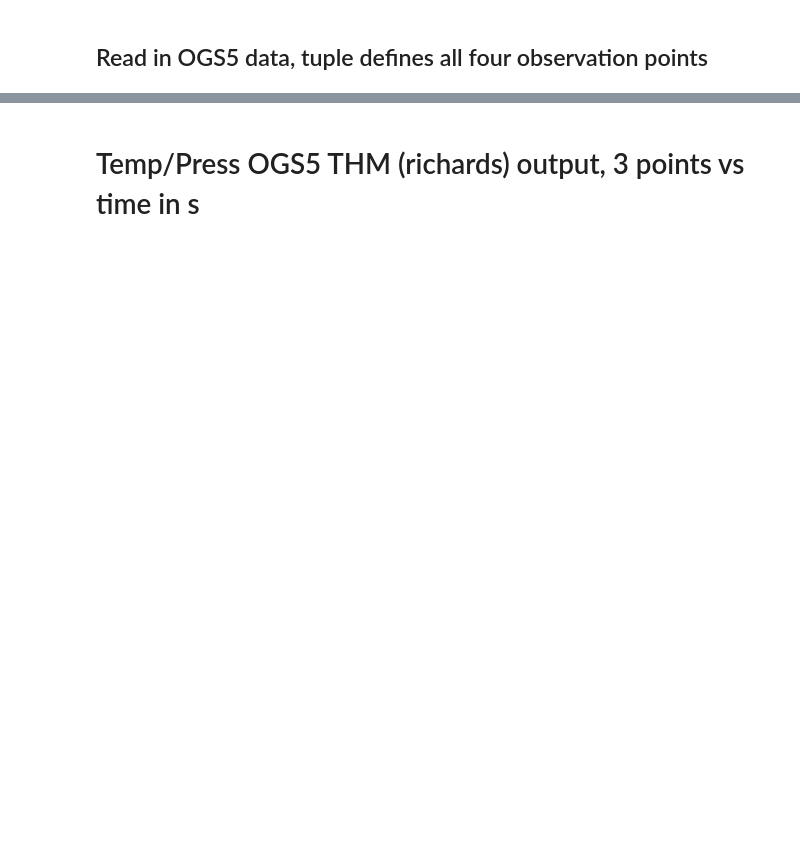
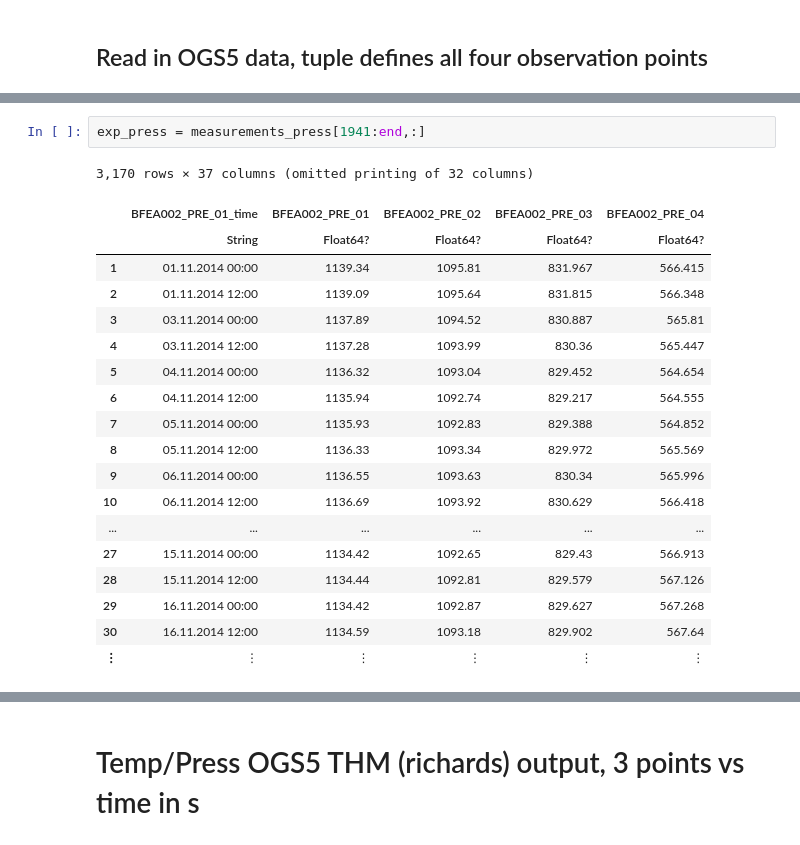
Before and after one commit to joergbuchwald/mini-projects, a Jupyter notebook: temp/FE-model_analysis.ipynb, the cells around one changed output, grey strips where cells are left out. Drawn from its saved outputs; the diff is of its cells as text; blank space fills up the shorter version.

```diff
--- a/temp/FE-model_analysis.ipynb
+++ b/temp/FE-model_analysis.ipynb
@@ -21,0 +55,22 @@ ogs5_THM=Array{data}(undef, 4)
+# %%
+exp_press = measurements_press[1941:end,:]
+# %% [output]
+3,170 rows × 37 columns (omitted printing of 32 columns)
+|  | BFEA002_PRE_01_time | BFEA002_PRE_01 | BFEA002_PRE_02 | BFEA002_PRE_03 | BFEA002_PRE_04 |
+|  | String | Float64? | Float64? | Float64? | Float64? |
+| 1 | 01.11.2014 00:00 | 1139.34 | 1095.81 | 831.967 | 566.415 |
+| 2 | 01.11.2014 12:00 | 1139.09 | 1095.64 | 831.815 | 566.348 |
+| 3 | 03.11.2014 00:00 | 1137.89 | 1094.52 | 830.887 | 565.81 |
+| 4 | 03.11.2014 12:00 | 1137.28 | 1093.99 | 830.36 | 565.447 |
+| 5 | 04.11.2014 00:00 | 1136.32 | 1093.04 | 829.452 | 564.654 |
+| 6 | 04.11.2014 12:00 | 1135.94 | 1092.74 | 829.217 | 564.555 |
+| 7 | 05.11.2014 00:00 | 1135.93 | 1092.83 | 829.388 | 564.852 |
+| 8 | 05.11.2014 12:00 | 1136.33 | 1093.34 | 829.972 | 565.569 |
+| 9 | 06.11.2014 00:00 | 1136.55 | 1093.63 | 830.34 | 565.996 |
+| 10 | 06.11.2014 12:00 | 1136.69 | 1093.92 | 830.629 | 566.418 |
+| ... | ... | ... | ... | ... | ... |
+| 27 | 15.11.2014 00:00 | 1134.42 | 1092.65 | 829.43 | 566.913 |
+| 28 | 15.11.2014 12:00 | 1134.44 | 1092.81 | 829.579 | 567.126 |
+| 29 | 16.11.2014 00:00 | 1134.42 | 1092.87 | 829.627 | 567.268 |
+| 30 | 16.11.2014 12:00 | 1134.59 | 1093.18 | 829.902 | 567.64 |
+| ⋮ | ⋮ | ⋮ | ⋮ | ⋮ | ⋮ |
```
Also changed, not shown: parts of 38 cells of this notebook, 1 other file.
